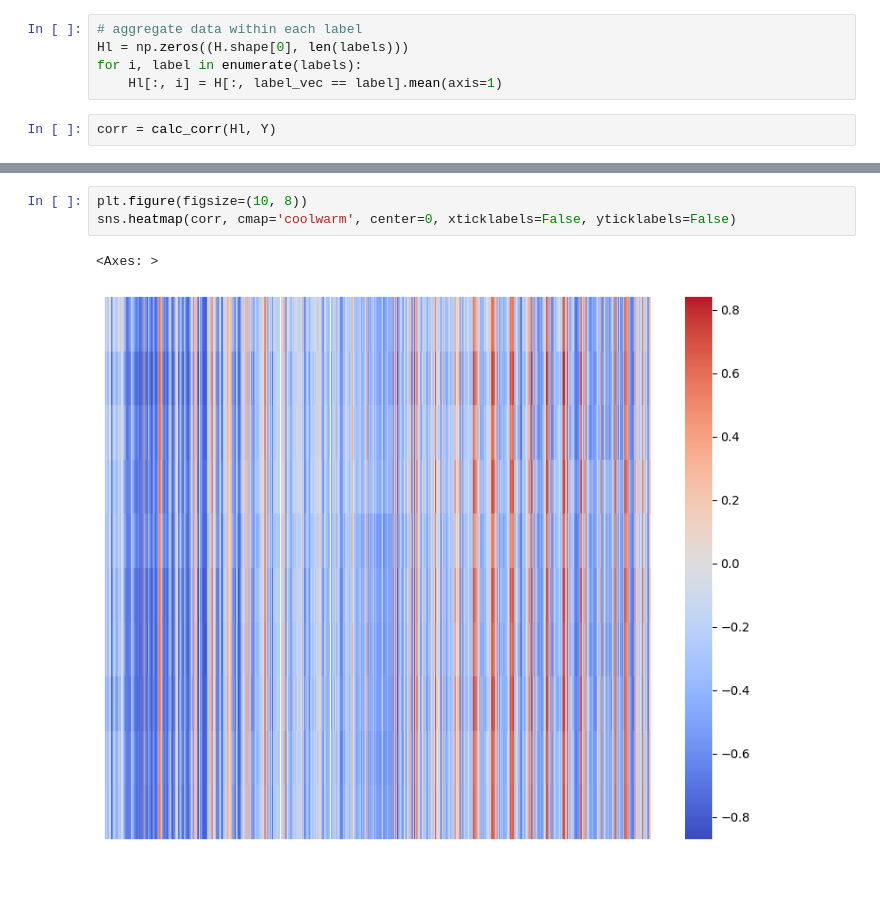
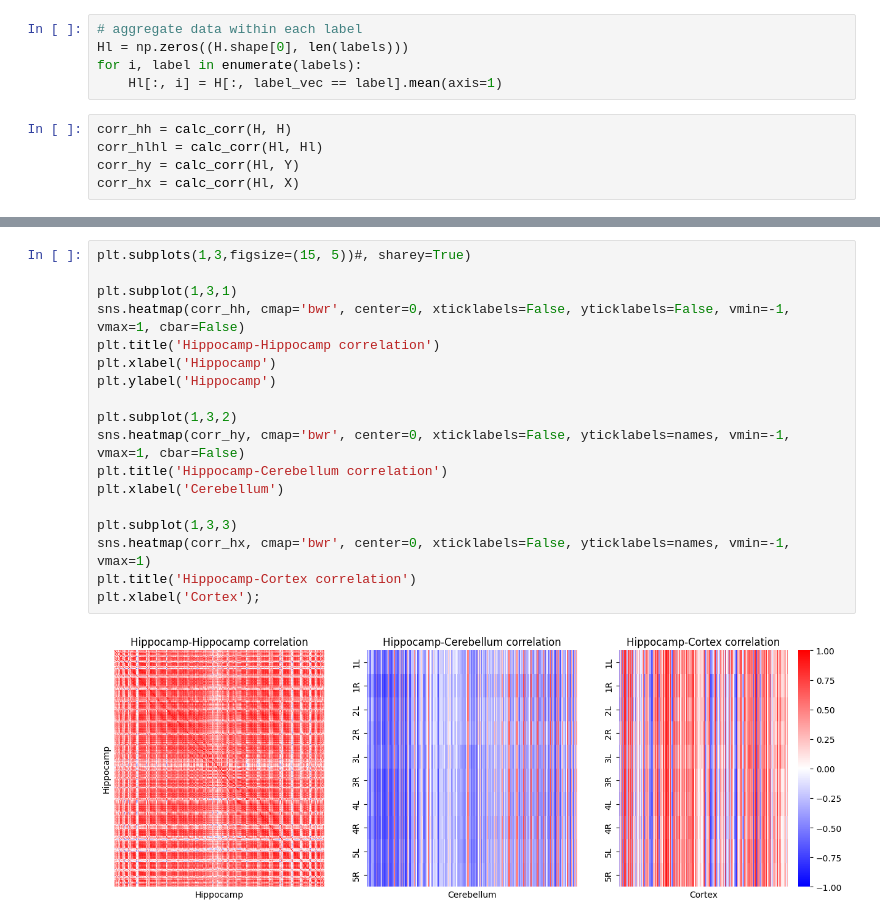
Before and after one commit to DiedrichsenLab/cortico_cereb_connectivity, a Jupyter notebook: notebooks/11. Hippocamp/1. Simple_cor.ipynb, the cells around one changed output, grey strips where cells are left out. Saved outputs shown, nothing was run; the diff lists cells and outputs as text; blank space fills up the shorter version.

```diff
--- a/notebooks/11. Hippocamp/1. Simple_cor.ipynb
+++ b/notebooks/11. Hippocamp/1. Simple_cor.ipynb
@@ -117,4 +123,7 @@ Hl = np.zeros((H.shape[0], len(labels)))
 for i, label in enumerate(labels):
     Hl[:, i] = H[:, label_vec == label].mean(axis=1)
 # %%
-corr = calc_corr(Hl, Y)
+corr_hh = calc_corr(H, H)
+corr_hlhl = calc_corr(Hl, Hl)
+corr_hy = calc_corr(Hl, Y)
+corr_hx = calc_corr(Hl, X)
@@ -121,9 +140,23 @@ corr = calc_corr(Hl, Y)
 # %%
-plt.figure(figsize=(10, 8))
-sns.heatmap(corr, cmap='coolwarm', center=0, xticklabels=False, yticklabels=False)
+plt.subplots(1,3,figsize=(15, 5))#, sharey=True)
+
+plt.subplot(1,3,1)
+sns.heatmap(corr_hh, cmap='bwr', center=0, xticklabels=False, yticklabels=False, vmin=-1, vmax=1, cbar=False)
+plt.title('Hippocamp-Hippocamp correlation')
+plt.xlabel('Hippocamp')
+plt.ylabel('Hippocamp')
+
+plt.subplot(1,3,2)
+sns.heatmap(corr_hy, cmap='bwr', center=0, xticklabels=False, yticklabels=names, vmin=-1, vmax=1, cbar=False)
+plt.title('Hippocamp-Cerebellum correlation')
+plt.xlabel('Cerebellum')
+
+plt.subplot(1,3,3)
+sns.heatmap(corr_hx, cmap='bwr', center=0, xticklabels=False, yticklabels=names, vmin=-1, vmax=1)
+plt.title('Hippocamp-Cortex correlation')
+plt.xlabel('Cortex');
 # %% [output]
-<Axes: >
-[figure, old version]
+[figure, new version]
 # %%
 fig, axes = plt.subplots(3, 4, figsize=(12, 10))
 for i, (label, name) in enumerate(zip(labels, names)):
```
Also changed, not shown: parts of 6 cells of this notebook.
